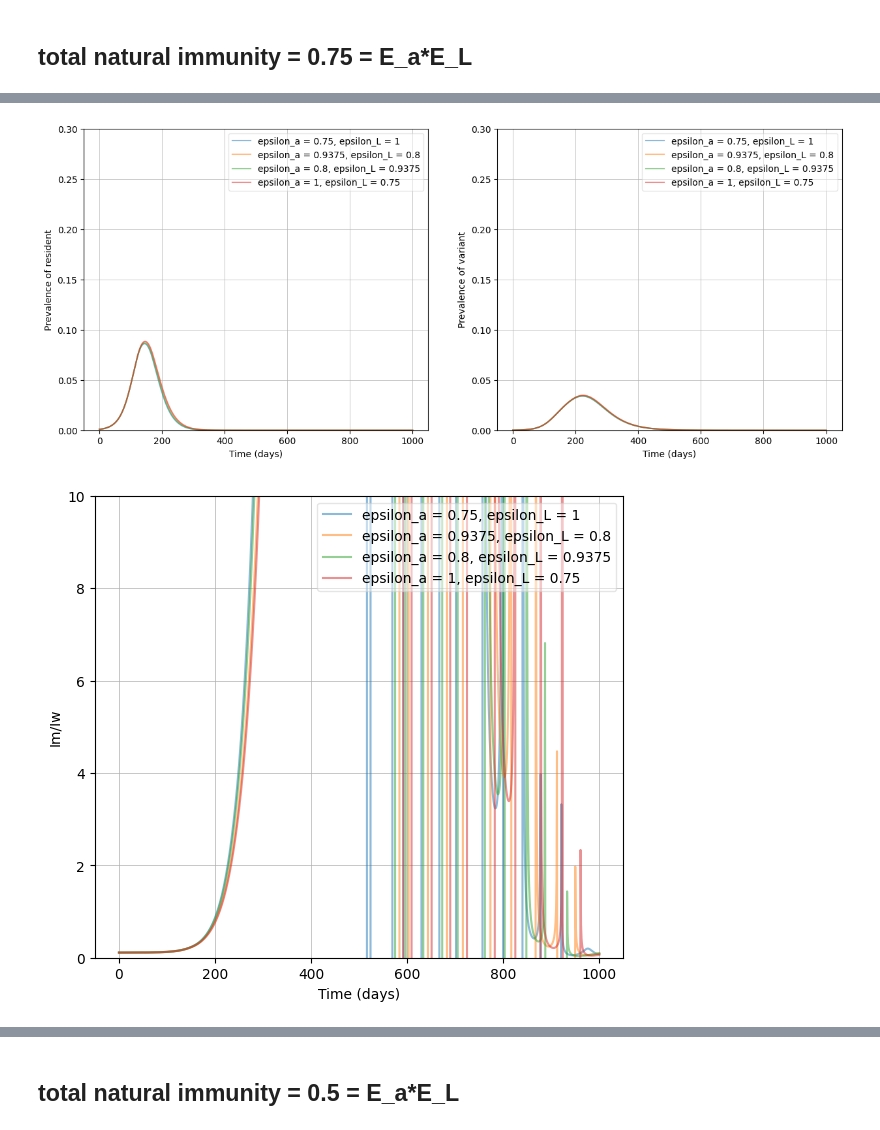
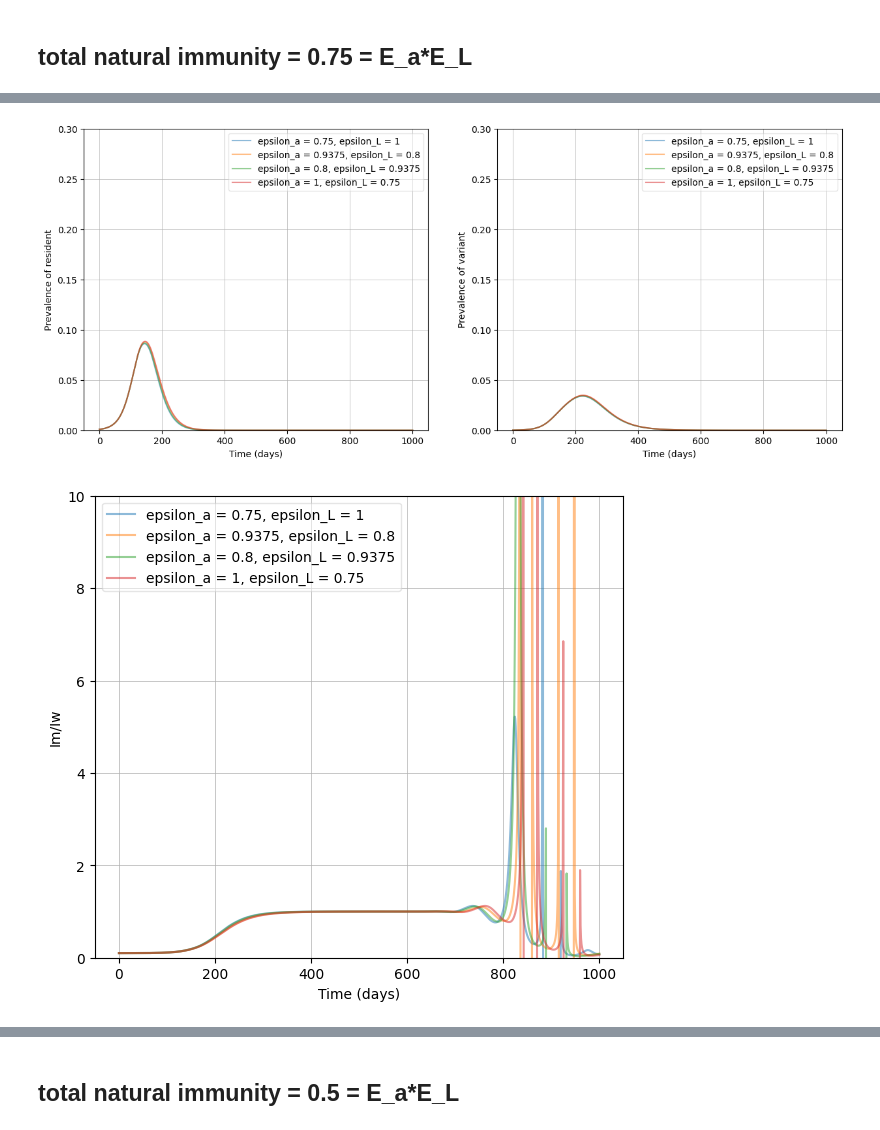
Before and after one commit to condusinew/vaccine_failure_escape, a Jupyter notebook: SIR_mode_natimm.ipynb, the cells around one changed output, grey strips where cells are left out. Saved outputs shown, nothing was run; the diff lists cells and outputs as text; code cells hidden in the pictures.

Commit message:
heatmaps implemented

```diff
--- a/SIR_mode_natimm.ipynb
+++ b/SIR_mode_natimm.ipynb
@@ -789,34 +989,0 @@ plot_many_eps(two = False, ylim_max = 0.3,**kwargs)
-# %%
-##immunity overall = 0.5
-epsilona_vals = [0.25, 0.4, 0.5, 0.625, 1]
-epsilonL_vals = [1, 0.625, 0.5, 0.4, 0.25]
-kwargs = {}
-solutions = []
-mu = 0.6
-
-#loop thru epsilon values and solve to get many solutions at same protection level
-for i in range(len(epsilona_vals)):
-  epsilona = epsilona_vals[i]
-  epsilonL = epsilonL_vals[i]
-  solution = solve_ivp(SIR_model_rv,
-                      [0,t],
-                      y0,
-                      args=(mu, betaw, gammaw, betam, gammam, epsilona_vals[i], epsilonL_vals[i]),
-                      dense_output=True,
-                      t_eval=np.linspace(0, t, t + 1),)
-  solutions.append(solution)
-  kwargs[str(epsilona_vals[i])] = [str(epsilonL_vals[i]), solutions[i]]
-  plot_basic(solution)
-
-
-  #add to df
-  one_strain_df.loc[len(one_strain_df)] = [epsilona*epsilonL,
-                                epsilona,
-                                epsilonL,
-                                mu,
-                                find_finalCIw(solution),
-                                Iw_wave_or_end(solution),
-                                find_Iw_peak(solution, Iw_wave_or_end(solution)),
-                                find_Iw_equil(solution, Iw_wave_or_end(solution))]
-
-plot_many_eps(two = False, ylim_max = 0.3,**kwargs)
@@ -1178,32 +1120,33 @@ for i in range(len(epsilona_vals)):
   epsilonL = epsilonL_vals[i]
   solution = solve_ivp(SIR_model_rv,
                       [0,t],
                       y0,
                       args=(mu, betaw, gammaw, betam, gammam, epsilona_vals[i], epsilonL_vals[i]),
                       dense_output=True,
                       t_eval=np.linspace(0, t, t + 1),)
   solutions.append(solution)
   kwargs[str(epsilona_vals[i])] = [str(epsilonL_vals[i]), solutions[i]]
   plot_basic(solution)
 
   #add to df
   two_strain_df.loc[len(two_strain_df)] = [epsilona*epsilonL,
                                 epsilona,
                                 epsilonL,
                                 mu,
                                 find_finalCIw(solution),
                                 find_finalCIm(solution),
                                 Iw_wave_or_end(solution),
                                 find_Iw_peak(solution, Iw_wave_or_end(solution)),
                                 find_Iw_equil(solution, Iw_wave_or_end(solution))]
   #make df to add params and graph em
 
 plot_many_eps(two = True, ylim_max = 0.3,**kwargs)
-plot_many_relfreq(ylim_max = 10,**kwargs)
+plot_many_Mprop(ylim_max = 10,**kwargs)
+plot_cum(solution)
 # %% [output]
 [figure]
 [figure]
 [figure]
 [figure]
 [figure]
-[figure, old version]
+[figure, new version]
```
Also changed, not shown: parts of 79 cells of this notebook.
